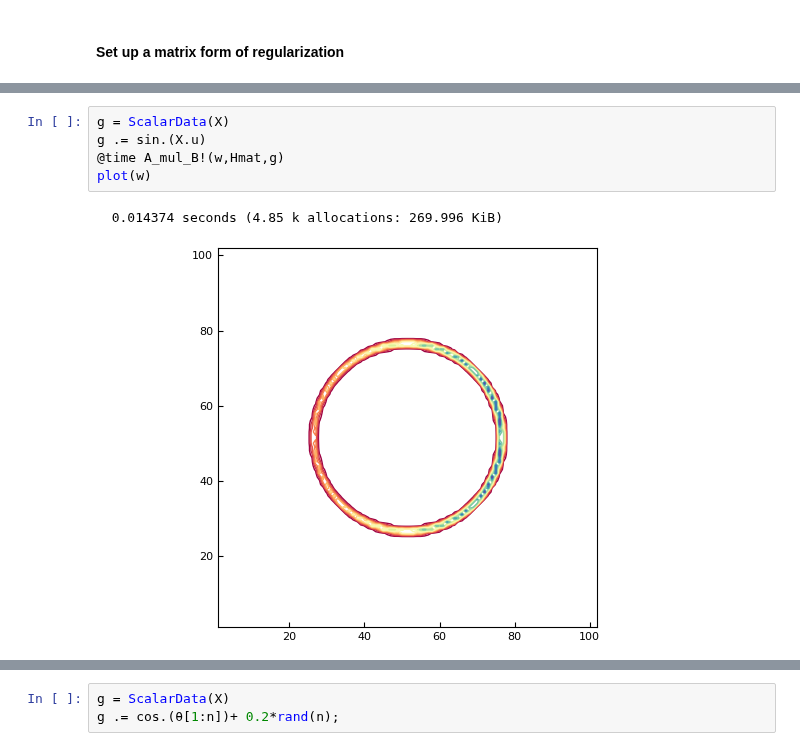
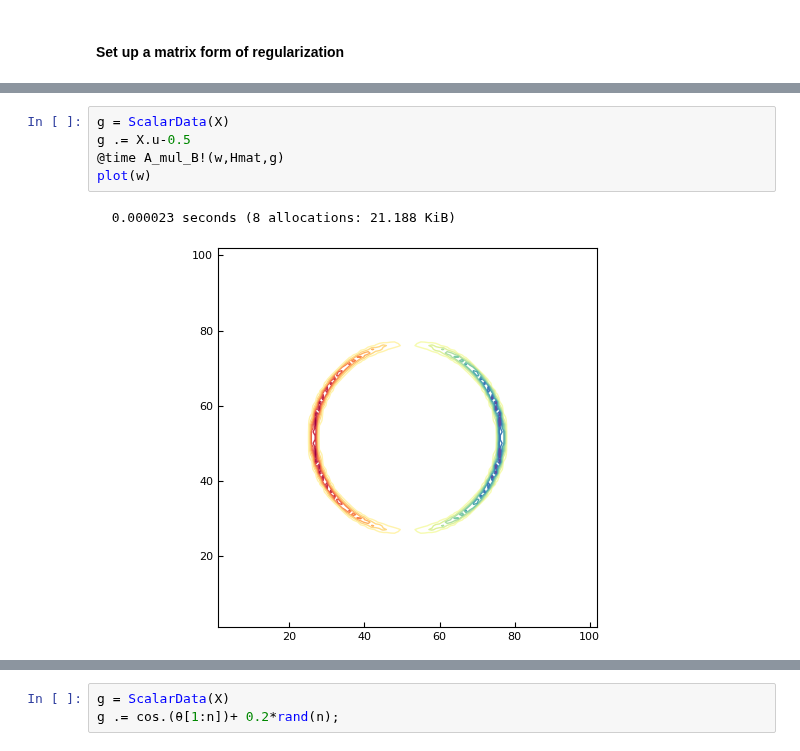
Before and after one commit to JuliaIBPM/ViscousFlow.jl, a Jupyter notebook: examples/Body to field operations.ipynb, the cells around one changed output, grey strips where cells are left out. Cells and saved outputs as stored; diff of their text form.

```diff
--- a/examples/Body to field operations.ipynb
+++ b/examples/Body to field operations.ipynb
@@ -166,11 +166,11 @@ w = Nodes(Dual,(nx,ny));
 # %%
 g = ScalarData(X)
-g .= sin.(X.u)
+g .= X.u-0.5
 @time A_mul_B!(w,Hmat,g)
 plot(w)
 # %% [output]
-  0.014374 seconds (4.85 k allocations: 269.996 KiB)
+  0.000023 seconds (8 allocations: 21.188 KiB)
-[figure, old version]
+[figure, new version]
 # %%
 plot(Emat*w)
 # %% [output]
```
Also changed, not shown: parts of 6 cells of this notebook, 7 other files.
